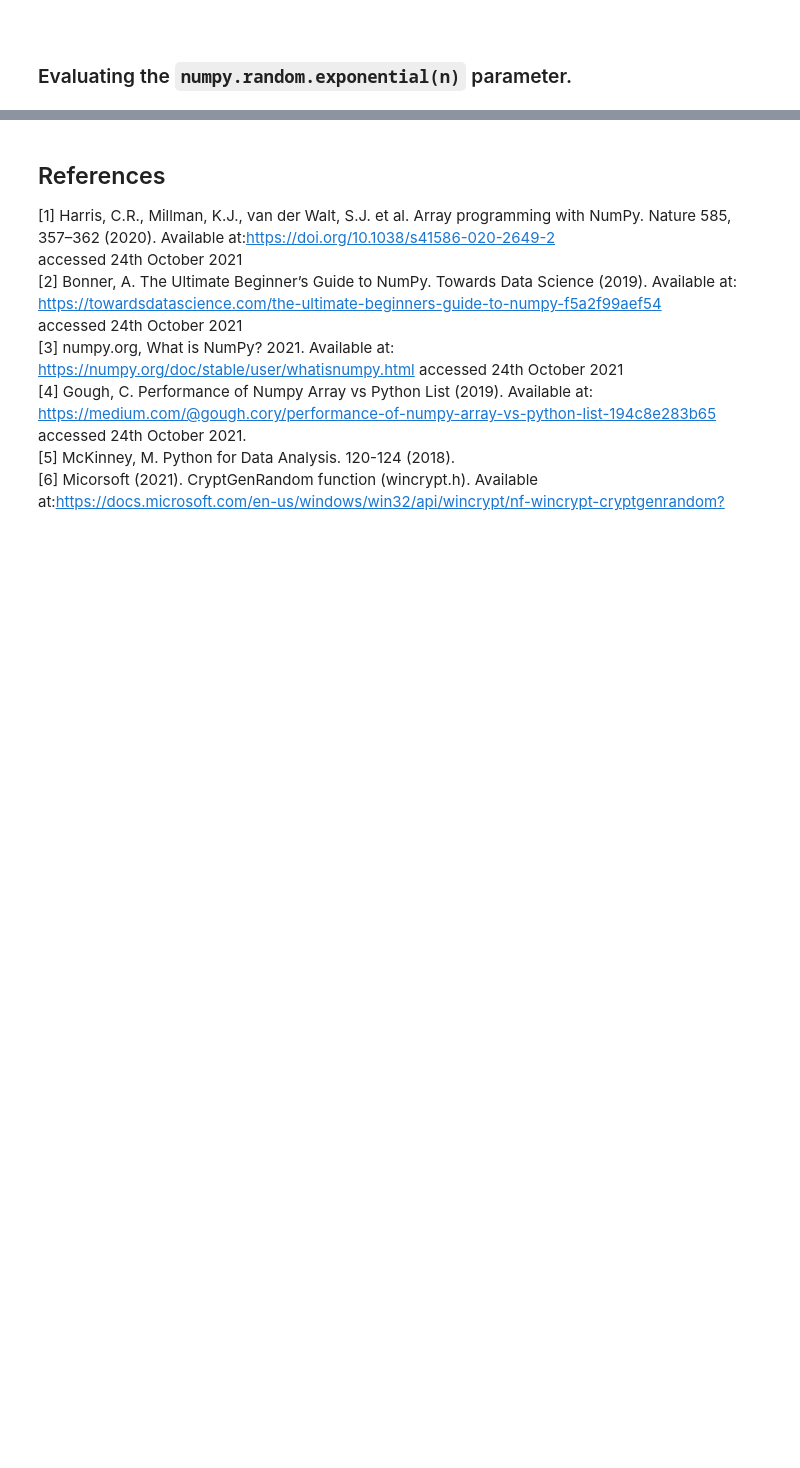
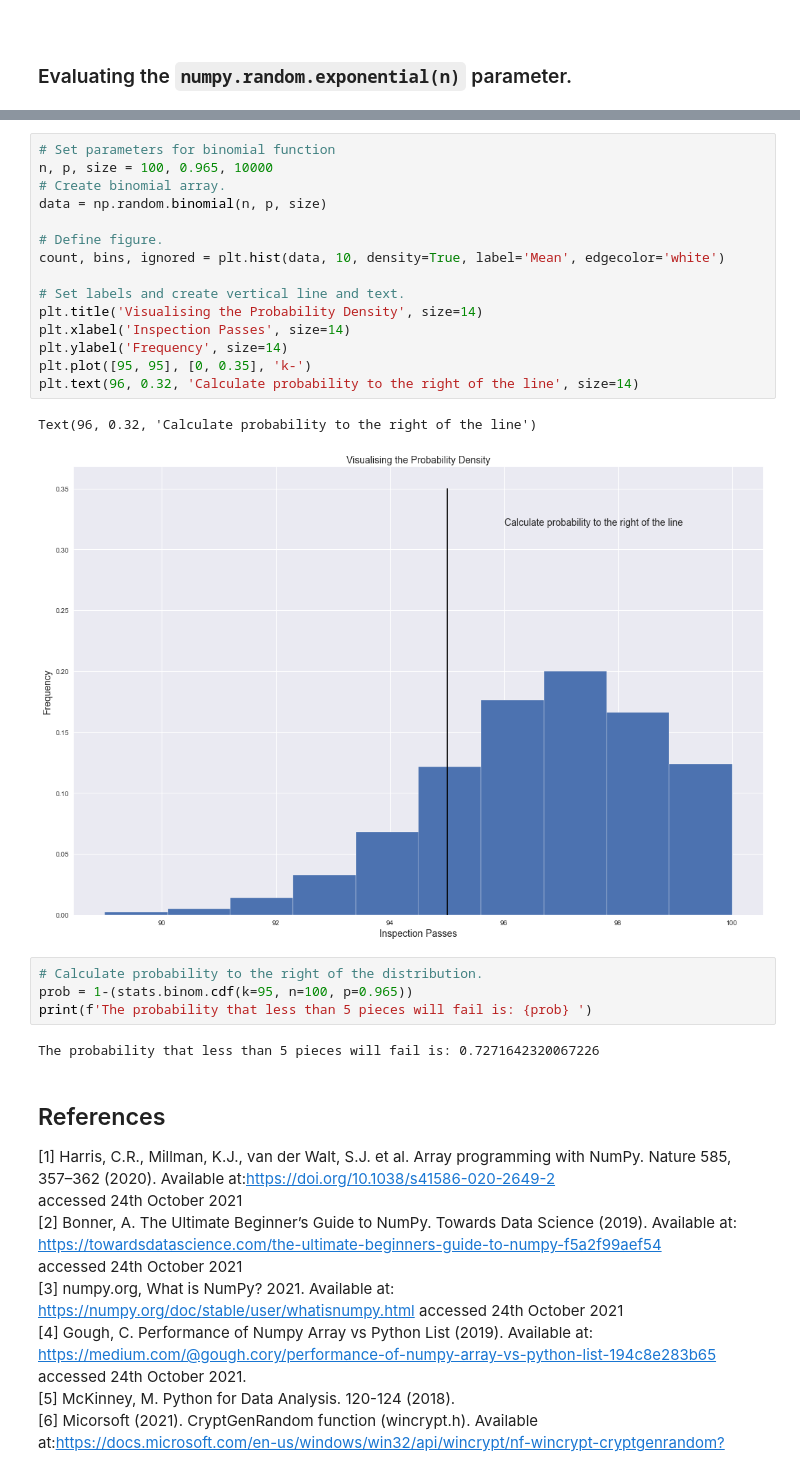
Before and after one commit to Sam-Tracey/numpy-random, a Jupyter notebook: numpy-random.ipynb, the cells around one changed output, grey strips where cells are left out. Saved outputs shown, nothing was run; the diff lists cells and outputs as text; blank space fills up the shorter version.

```diff
--- a/numpy-random.ipynb
+++ b/numpy-random.ipynb
@@ -971,3 +1028,27 @@ Text(0.5, 1.0, 'n = 1000')
+# %%
+# Set parameters for binomial function
+n, p, size = 100, 0.965, 10000
+# Create binomial array.
+data = np.random.binomial(n, p, size)
+
+# Define figure.
+count, bins, ignored = plt.hist(data, 10, density=True, label='Mean', edgecolor='white')
+
+# Set labels and create vertical line and text.
+plt.title('Visualising the Probability Density', size=14)
+plt.xlabel('Inspection Passes', size=14)
+plt.ylabel('Frequency', size=14)
+plt.plot([95, 95], [0, 0.35], 'k-')
+plt.text(96, 0.32, 'Calculate probability to the right of the line', size=14)
+# %% [output]
+Text(96, 0.32, 'Calculate probability to the right of the line')
+[figure, added]
+# %%
+# Calculate probability to the right of the distribution.
+prob = 1-(stats.binom.cdf(k=95, n=100, p=0.965))
+print(f'The probability that less than 5 pieces will fail is: {prob} ')
+# %% [output]
+The probability that less than 5 pieces will fail is: 0.7271642320067226
 # %% [markdown]
 ## References
 
```
Also changed, not shown: parts of 45 cells of this notebook.
